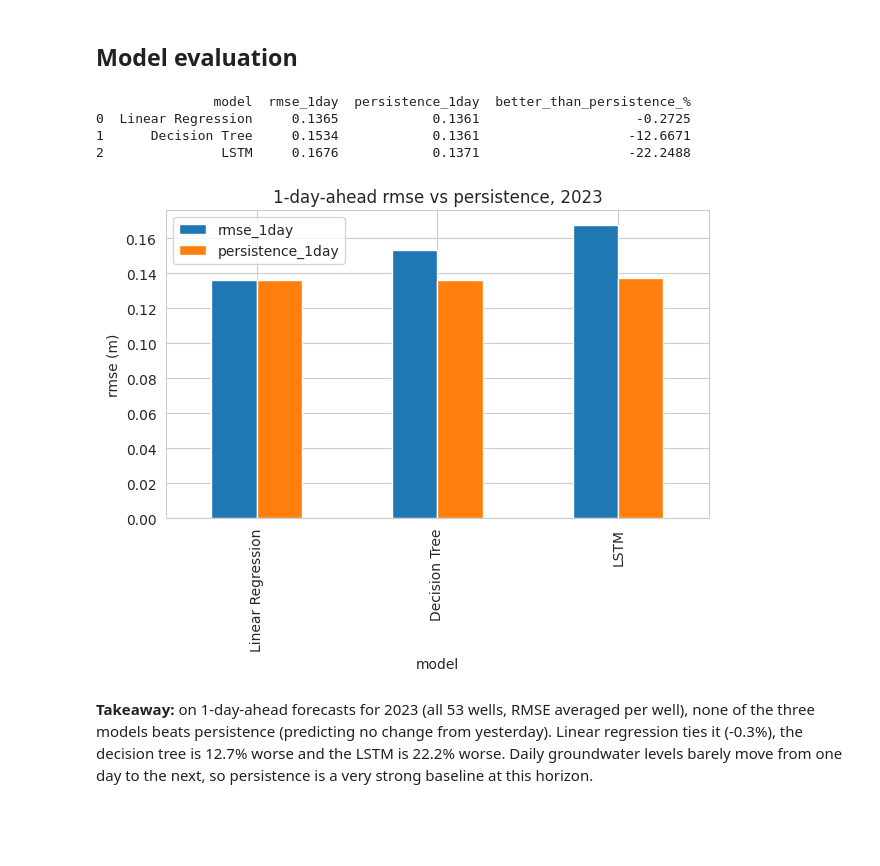
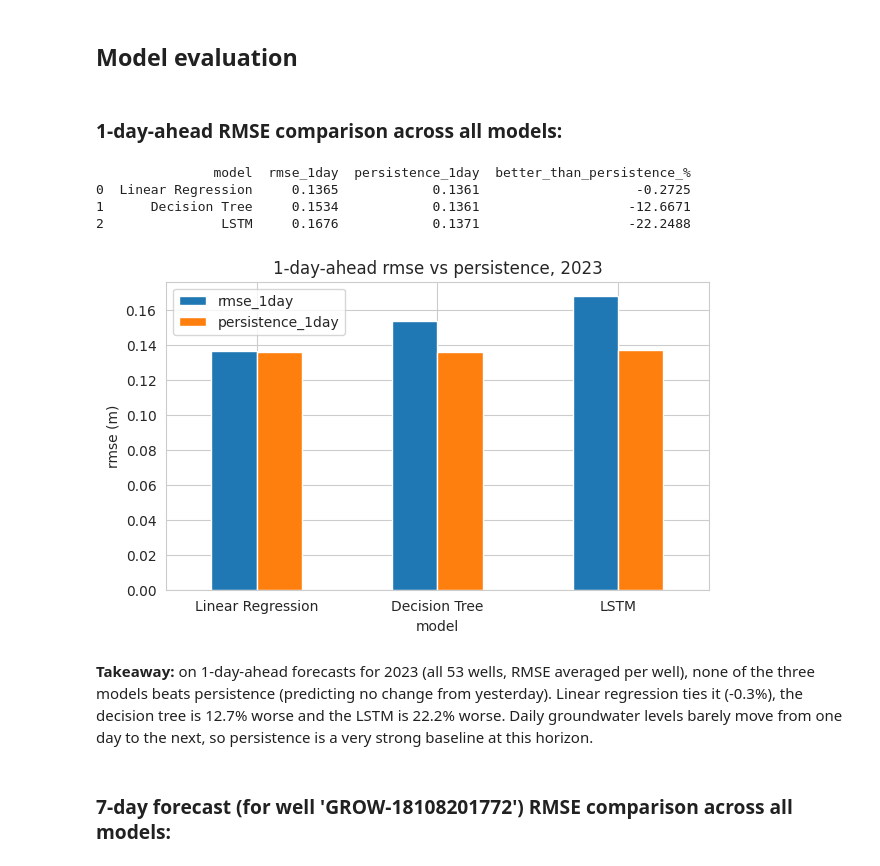
Before and after one commit to Break-Through-Tech/Microsoft-4B-groundwater-timeseries-prediction-using-AI, a Jupyter notebook: notebooks/model_evaluation.ipynb, the cells around one changed output. Cells and saved outputs as stored; diff of their text form; code cells hidden in the pictures; blank space fills up the shorter version.

Commit message:
Add model evaluation for 7-day forecast

```diff
--- a/notebooks/model_evaluation.ipynb
+++ b/notebooks/model_evaluation.ipynb
@@ -1221,6 +1304,8 @@ within 30%: 100.0 %
 within 20%: 100.0 %
 # %% [markdown]
 ## Model evaluation
+# %% [markdown]
+### 1-day-ahead RMSE comparison across all models:
 # %%
 # 1-day-ahead RMSE on 2023, averaged per well, each model next to persistence (no change) on the same rows
 test_days = df_daily[df_daily['date'] >= '2023-01-01']
@@ -1232,33 +1317,36 @@ persist_rmse = np.sqrt((persist_err ** 2).groupby(test_days['GROW_ID']).mean()).
 # and predict the change from yesterday (a tree can't output smooth absolute elevations)
 dt_change_model = DecisionTreeRegressor(max_depth=10, min_samples_leaf=5, random_state=123)
 dt_change_model.fit(train_days[top_correlated_features], train_days[target] - train_days['level_lag_1'])
 dt_pred_2023 = test_days['level_lag_1'] + dt_change_model.predict(test_days[top_correlated_features])
 dt_err = dt_pred_2023 - test_days[target]
 dt_1day = np.sqrt((dt_err ** 2).groupby(test_days['GROW_ID']).mean()).mean()
 
 # lstm: day 1 of each 7-day window in 2023 (its own rows, so its own persistence)
 test_wells = window_info.loc[test_mask, 'GROW_ID'].values
 lstm_err = pd.Series(lstm_pred[:, 0] - y_test[:, 0])
 lstm_1day = np.sqrt((lstm_err ** 2).groupby(test_wells).mean()).mean()
 lstm_persist = np.sqrt((pd.Series(y_test[:, 0]) ** 2).groupby(test_wells).mean()).mean()
 
 comparison = pd.DataFrame({
     'model': ['Linear Regression', 'Decision Tree', 'LSTM'],
     'rmse_1day': [avg_rmse_lm, dt_1day, lstm_1day],
     'persistence_1day': [persist_rmse, persist_rmse, lstm_persist],
 })
 comparison['better_than_persistence_%'] = (1 - comparison['rmse_1day'] / comparison['persistence_1day']) * 100
 print(comparison.round(4))
 
 comparison.plot(x='model', y=['rmse_1day', 'persistence_1day'], kind='bar', figsize=(7, 4))
 plt.title('1-day-ahead rmse vs persistence, 2023')
 plt.ylabel('rmse (m)')
+plt.xticks(rotation=0)
 plt.show()
 # %% [output]
                model  rmse_1day  persistence_1day  better_than_persistence_%
 0  Linear Regression     0.1365            0.1361                    -0.2725
 1      Decision Tree     0.1534            0.1361                   -12.6671
 2               LSTM     0.1676            0.1371                   -22.2488
-[figure, old version]
+[figure, new version]
 # %% [markdown]
 **Takeaway:** on 1-day-ahead forecasts for 2023 (all 53 wells, RMSE averaged per well), none of the three models beats persistence (predicting no change from yesterday). Linear regression ties it (-0.3%), the decision tree is 12.7% worse and the LSTM is 22.2% worse. Daily groundwater levels barely move from one day to the next, so persistence is a very strong baseline at this horizon.
+# %% [markdown]
+### 7-day forecast (for well 'GROW-18108201772') RMSE comparison across all models:
```
Also changed, not shown: parts of 7 cells of this notebook, 1 other file.
